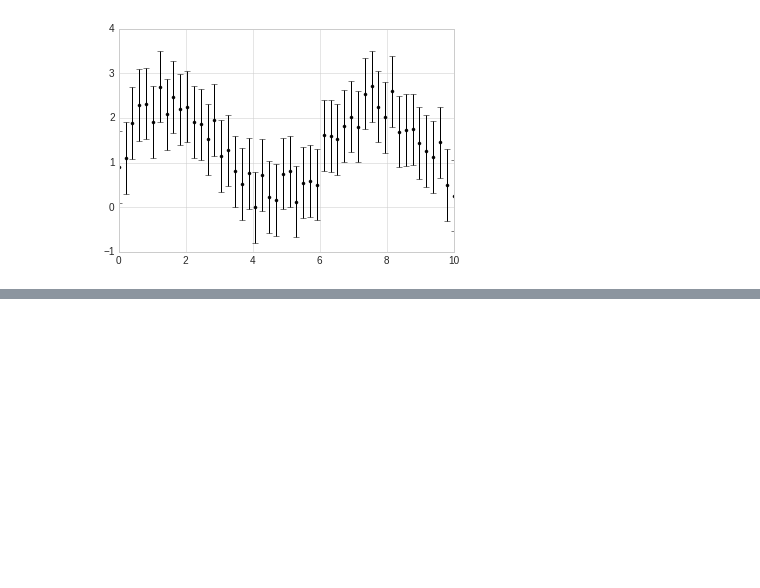
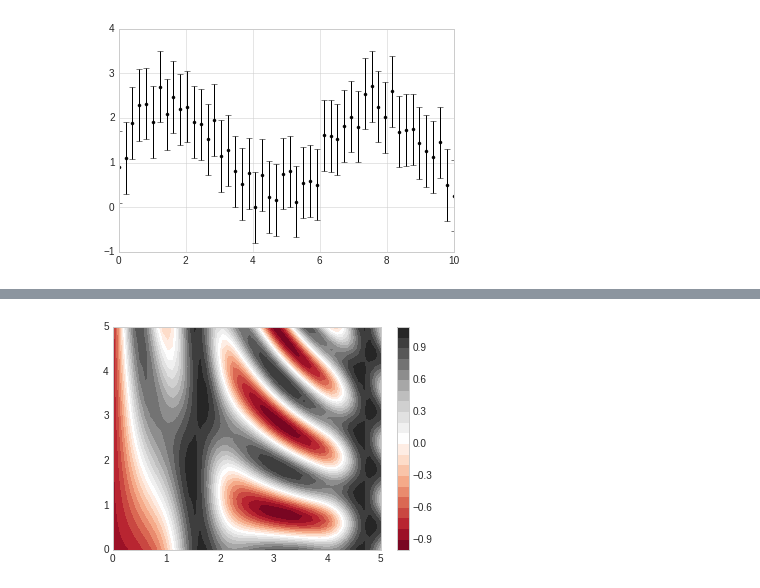
Before and after one commit to aliensmart/machine_learning, a Jupyter notebook: Matplotlib.ipynb, the cells around one changed output, grey strips where cells are left out. Saved outputs shown, nothing was run; the diff lists cells and outputs as text; code cells hidden in the pictures; blank space fills up the shorter version.

```diff
--- a/Matplotlib.ipynb
+++ b/Matplotlib.ipynb
@@ -311,0 +351,5 @@ plt.xlim(0, 10);
+# %%
+plt.contourf(X, Y, Z, 20, cmap='RdGy')
+plt.colorbar();
+# %% [output]
+[figure, added]
```
Also changed, not shown: parts of 14 cells of this notebook.
